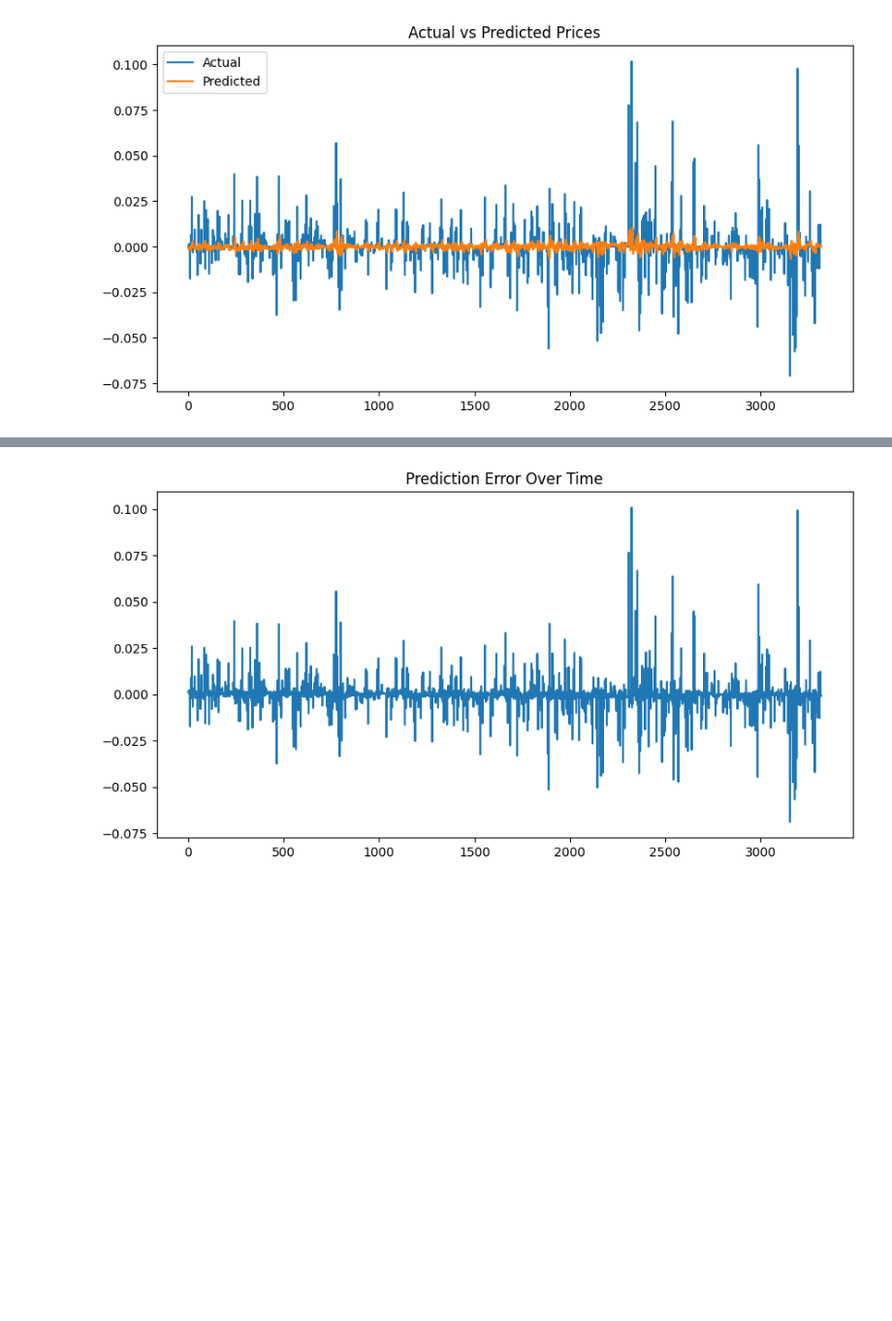
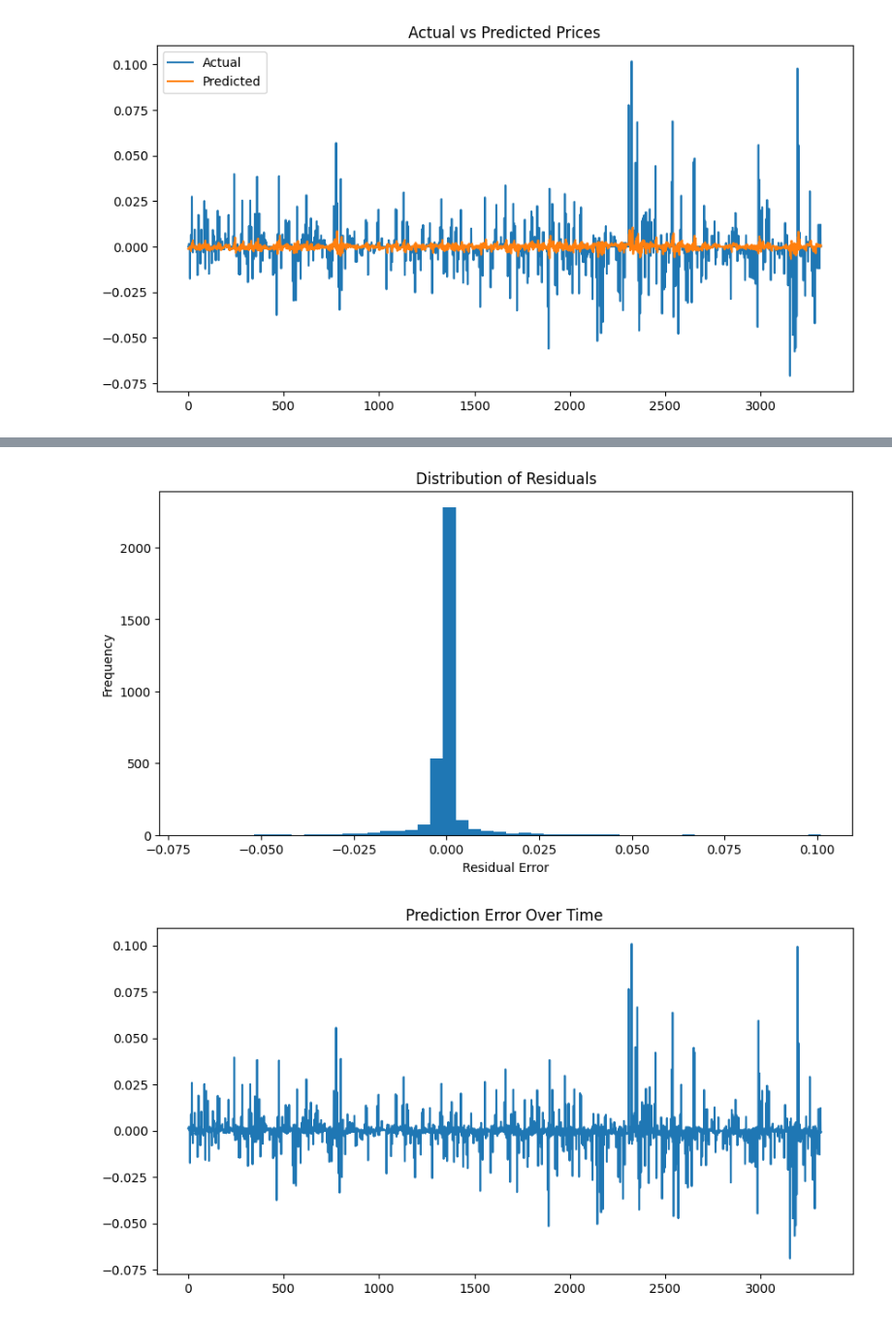
Before and after one commit to Assesa44/Stock-Market-Prediction, a Jupyter notebook: notebooks/notebook.ipynb, the cells around one changed output, grey strips where cells are left out. Shown at 97% size. Cells and saved outputs as stored; diff of their text form; code cells hidden in the pictures; blank space fills up the shorter version.

```diff
--- a/notebooks/notebook.ipynb
+++ b/notebooks/notebook.ipynb
@@ -1832,3 +1876,12 @@ plt.show()
+# %%
+plt.figure(figsize=(10,5))
+plt.hist(residuals, bins=50)
+plt.title("Distribution of Residuals")
+plt.xlabel("Residual Error")
+plt.ylabel("Frequency")
+plt.show()
+# %% [output]
+[figure, added]
 # %%
 error = y_val - y_pred_lr
 
```
Also changed, not shown: parts of 13 cells of this notebook.
